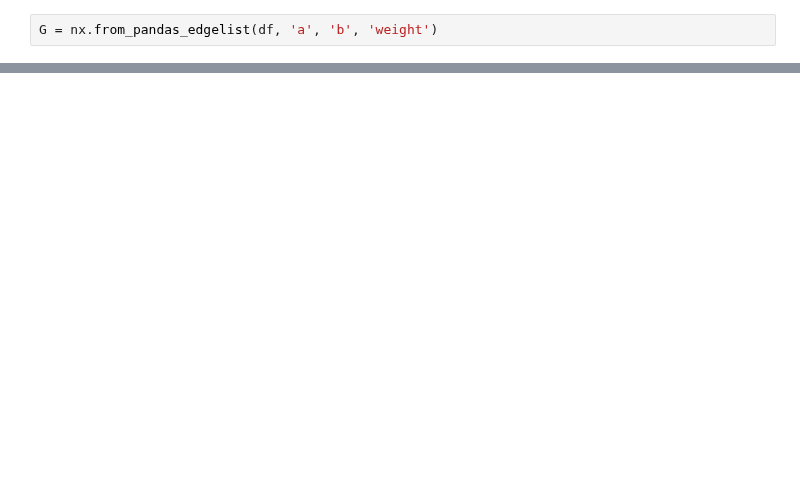
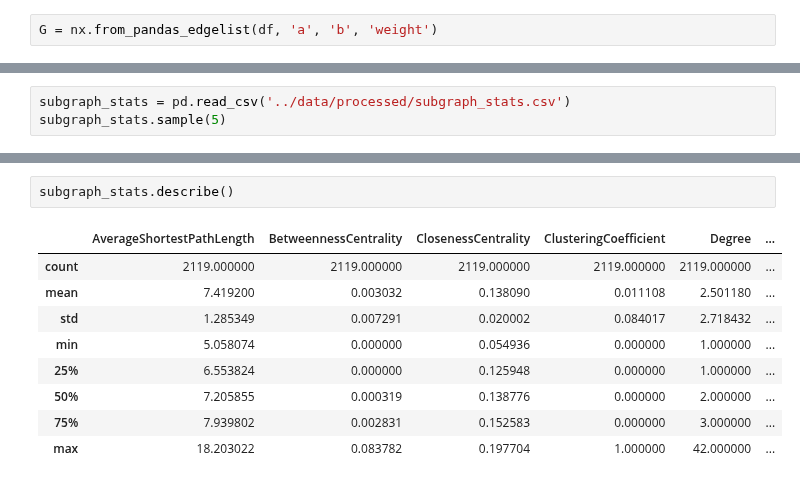
Before and after one commit to cakiki/disaster-tweets, a Jupyter notebook: notebooks/co_occurrence_analysis.ipynb, the cells around one changed output, grey strips where cells are left out. Drawn from its saved outputs; the diff is of its cells as text; blank space fills up the shorter version.

```diff
--- a/notebooks/co_occurrence_analysis.ipynb
+++ b/notebooks/co_occurrence_analysis.ipynb
@@ -137,0 +170,3 @@ nx.write_graphml(G, '../data/processed/bigrams.graphml')
+# %%
+subgraph_stats = pd.read_csv('../data/processed/subgraph_stats.csv')
+subgraph_stats.sample(5)
@@ -137,0 +180,12 @@ nx.write_graphml(G, '../data/processed/bigrams.graphml')
+# %%
+subgraph_stats.describe()
+# %% [output]
+|  | AverageShortestPathLength | BetweennessCentrality | ClosenessCentrality | ClusteringCoefficient | Degree | ... |
+| count | 2119.000000 | 2119.000000 | 2119.000000 | 2119.000000 | 2119.000000 | ... |
+| mean | 7.419200 | 0.003032 | 0.138090 | 0.011108 | 2.501180 | ... |
+| std | 1.285349 | 0.007291 | 0.020002 | 0.084017 | 2.718432 | ... |
+| min | 5.058074 | 0.000000 | 0.054936 | 0.000000 | 1.000000 | ... |
+| 25% | 6.553824 | 0.000000 | 0.125948 | 0.000000 | 1.000000 | ... |
+| 50% | 7.205855 | 0.000319 | 0.138776 | 0.000000 | 2.000000 | ... |
+| 75% | 7.939802 | 0.002831 | 0.152583 | 0.000000 | 3.000000 | ... |
+| max | 18.203022 | 0.083782 | 0.197704 | 1.000000 | 42.000000 | ... |
```
Also changed, not shown: parts of 18 cells of this notebook, 6 other files.
